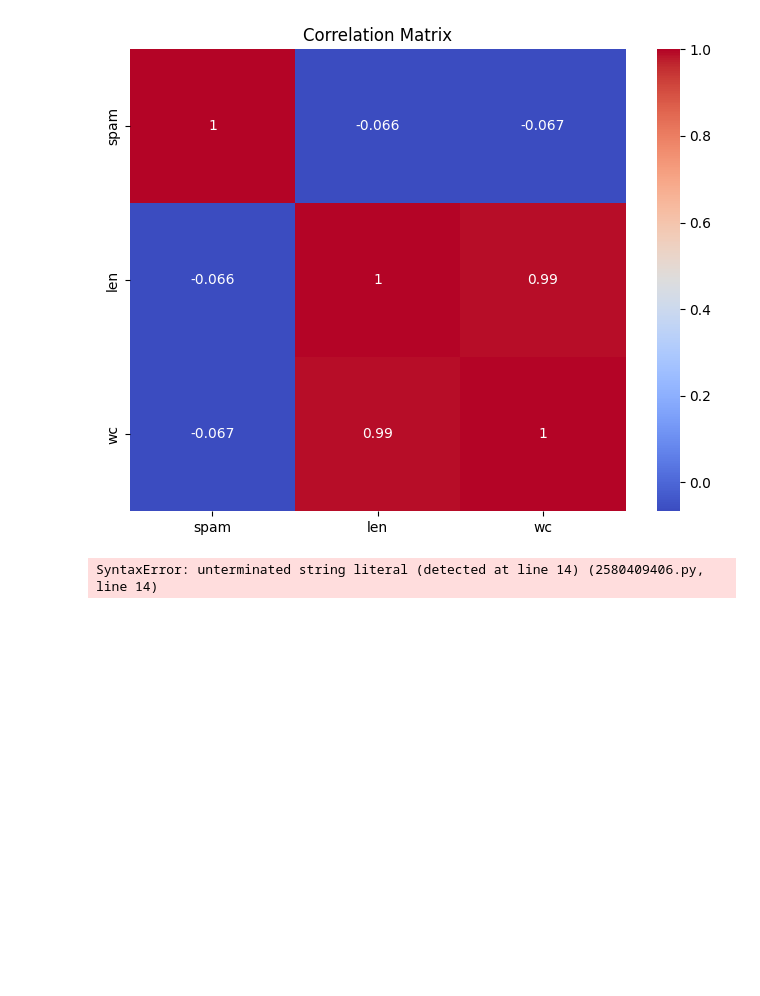
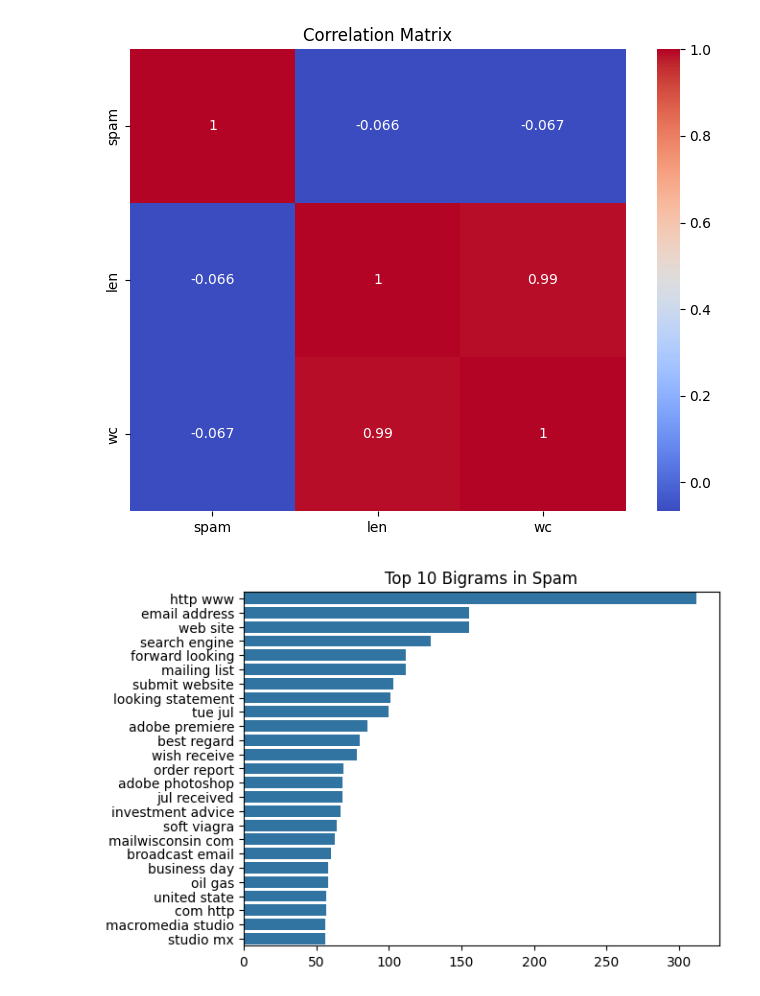
Before and after one commit to Sadman-Ishtiak/spam-email-detection-using-using-naive-bayes-classification, a Jupyter notebook: README.ipynb, the cells around one changed output. Cells and saved outputs as stored; diff of their text form; code cells hidden in the pictures; blank space fills up the shorter version.

```diff
--- a/README.ipynb
+++ b/README.ipynb
@@ -174,21 +174,19 @@ plt.show()
 [figure]
 # %%
 from sklearn.feature_extraction.text import CountVectorizer
-imp
+import matplotlib.pyplot as plt
 def get_top_ngrams(corpus, n=None):
     vec = CountVectorizer(ngram_range=(2, 2), stop_words='english').fit(corpus)
     bag_of_words = vec.transform(corpus)
     sum_words = bag_of_words.sum(axis=0)
     words_freq = [(word, sum_words[0, idx]) for word, idx in vec.vocabulary_.items()]
     words_freq = sorted(words_freq, key = lambda x: x[1], reverse=True)
-    return words_freq[:10]
+    return words_freq[:25]
 
 top_bigrams = get_top_ngrams(df[df['spam']==1]['text'])
 x, y = map(list, zip(*top_bigrams))
 sns.barplot(x=y, y=x)
-plt.title('Top 10 Bigrams in Spam
-
-')
+plt.title('Top 10 Bigrams in Spam')
 plt.show()
 # %% [output]
-SyntaxError: unterminated string literal (detected at line 14) (2580409406.py, line 14)
+[figure, added]
```
